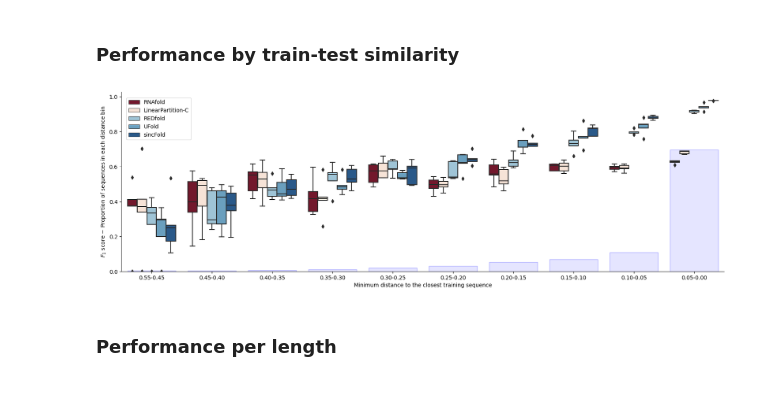
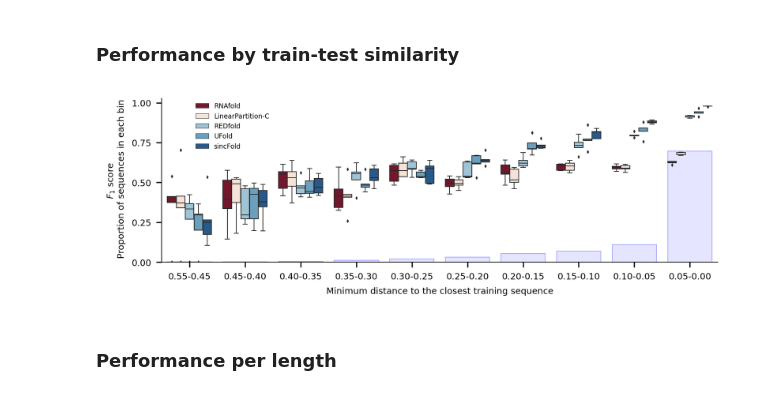
Before and after one commit to sinc-lab/sincFold, a Jupyter notebook: results/summary.ipynb, the cells around one changed output. Drawn from its saved outputs; the diff is of its cells as text; code cells hidden in the pictures.

```diff
--- a/results/summary.ipynb
+++ b/results/summary.ipynb
@@ -200,10 +229,10 @@ methods = ['RNAfold', 'RNAstructure', 'ProbKnot', 'IPknot', 'LinearPartition-V',
            'LinearPartition-C', 'LinearFold-C',
            'MXfold2', 'UFold', 'REDfold', 'sincFold']
 
-summary = pd.read_csv(f"benchmarkII.csv", index_col="id")
+summary = pd.read_csv(f"ArchiveII.csv", index_col="id")
 
-dataset = pd.read_csv(f"../data/benchmarkII.csv", index_col="id")
-splits = pd.read_csv(f"../data/benchmarkII_splits.csv")
+dataset = pd.read_csv(f"../data/ArchiveII.csv", index_col="id")
+splits = pd.read_csv(f"../data/ArchiveII_splits.csv")
 
 # add references and compute F1 per sequence
 summary["ref"] = dataset.loc[summary.index]["base_pairs"].apply(lambda x: json.loads(x))
@@ -218,16 +247,8 @@ for fold_number in splits.fold_number.unique():
 # add average over folds
 summary_avg = summary.groupby(["fold_number", "method"]).F1.mean().unstack().T
 
-plt.figure(figsize=(10, 4))
-ax = sns.boxplot(data=summary_avg.T,  orient="h", palette=palette, order=methods)
-ax.set_xlabel("$F_1$ score")
-ax.set_ylabel("Folding method")
-ax.spines[['right', 'top']].set_visible(False);
-
 print("Median F1 score")
 display(summary_avg.loc[methods].T.median())
-
-plt.savefig(f"benchmarkII.pdf", bbox_inches='tight')
 # %% [output]
 Median F1 score
 method
@@ -288,31 +342,41 @@ plt.xlabel("");
 # %%
 dist = splits[splits.partition=="test"].set_index("id")
 
 summary["min_train_dist"] = dist.loc[summary.index, "min_train_dist"]
 summary["dist_bin"] = pd.cut(summary["min_train_dist"], include_lowest=True,  bins=[0, 0.05, 0.10, 0.15, 0.20, 0.25, 0.30, 0.35, 0.40, 0.45, 0.55])
 summary['dist_bin'] = summary.dist_bin.apply(lambda x: f'{x.right:.2f}-{x.left:.2f}' if x.right != 0.05 else f'{x.right:.2f}-{0:.2f}')
 
 dist_count = summary.groupby("dist_bin").ref.count()
 dist_count /= dist_count.sum()
 #dist_count.sort_values(ascending=True, inplace=True)
 
 # get average per fold per method and dist
 summary_avg = summary.groupby(["fold_number", "method", "dist_bin"]).F1.mean().reset_index()
 
-
-plt.figure(figsize=(20, 6))
+plt.figure(figsize=(6.75, 2), dpi=300)
 bins = ['0.55-0.45', '0.45-0.40', '0.40-0.35', '0.35-0.30', '0.30-0.25', '0.25-0.20', '0.20-0.15', '0.15-0.10', '0.10-0.05', '0.05-0.00']
 bp = sns.barplot(x=dist_count.index.to_numpy(), y=dist_count.values,
-                 facecolor=(0.0,0.0,1.0,0.1), linewidth=1,
+                 facecolor=(0.0,0.0,1.0,0.1), linewidth=.5,
                  edgecolor=(0.0,0.0,1.0,0.3), zorder=-1, order=bins)
-vp = sns.boxplot(data=summary_avg, x="dist_bin", y="F1", hue="method",
+vp = sns.boxplot(data=summary_avg, x="dist_bin", y="F1", hue="method", linewidth=.5, fliersize=0.5,
                  zorder=1, hue_order=methods, order=bins, palette=pal)
-vp.set_ylabel("$F_1$ score $-$ Proportion of sequences in each distance bin");
-vp.legend(bbox_to_anchor=(0.12,.85), loc='right', ncol=1);
-plt.xlabel("Minimum distance to the closest training sequence");
+vp.set_ylabel("$F_1$ score \n Proportion of sequences in each bin", fontsize=6);
+vp.legend(bbox_to_anchor=(0.05,.65), ncol=1, fontsize=4.5, frameon=False)
+plt.xlabel("Minimum distance to the closest training sequence", fontsize=6);
 vp.spines[['right', 'top']].set_visible(False);
+vp.spines['left'].set_linewidth(0.5)
+vp.spines['bottom'].set_linewidth(0.5)
+
+plt.xticks(fontsize=6)
+plt.yticks(fontsize=6)
+
+plt.savefig("traintest_dist.pdf",
+               bbox_inches='tight',
+               transparent=False,
+               dpi=300,
+               pad_inches=0)
 # %% [output]
-[figure, old version]
+[figure, new version]
 # %% [markdown]
 ### Performance per length
 # %%
```
Also changed, not shown: parts of 16 cells of this notebook, 7 other files.
